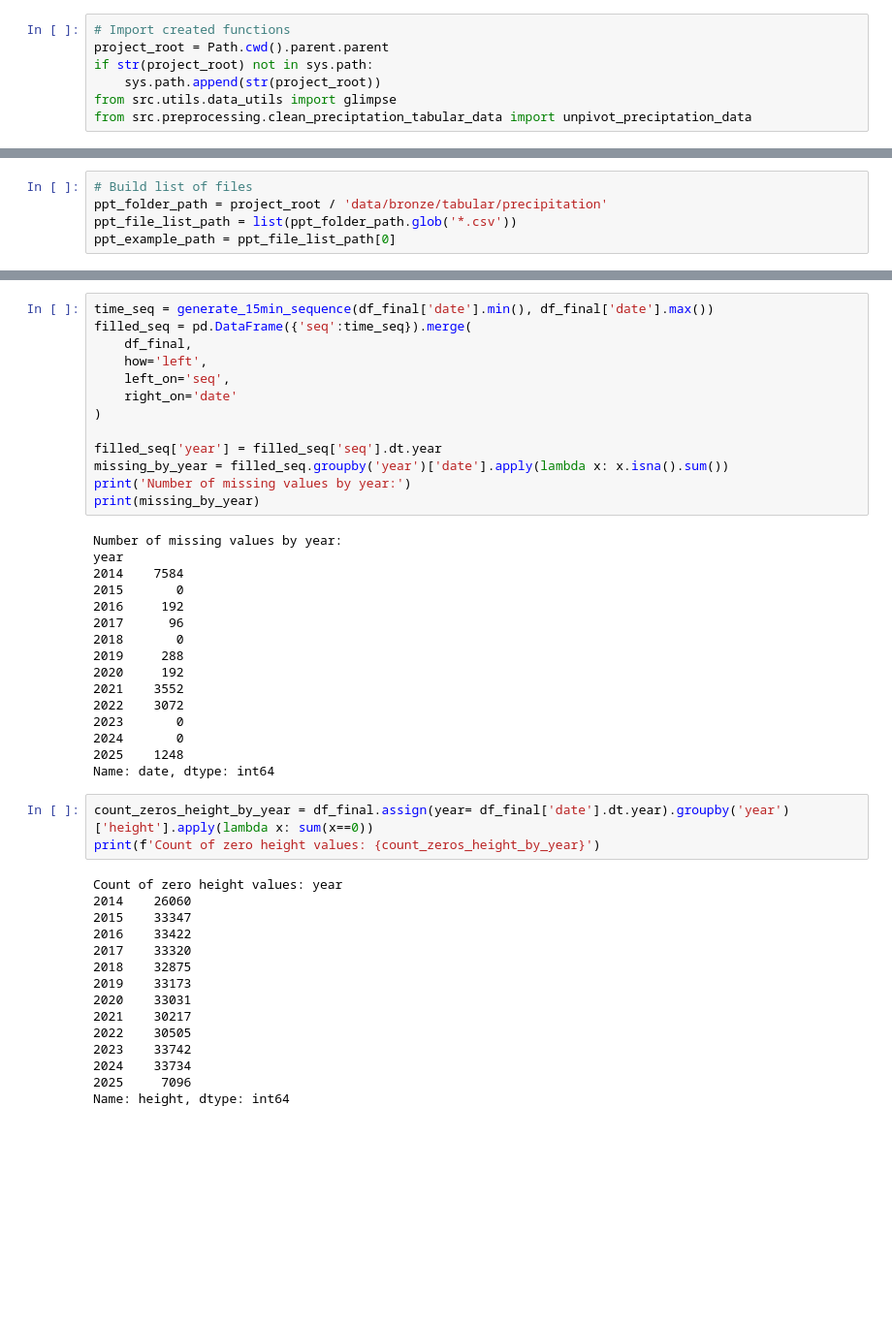
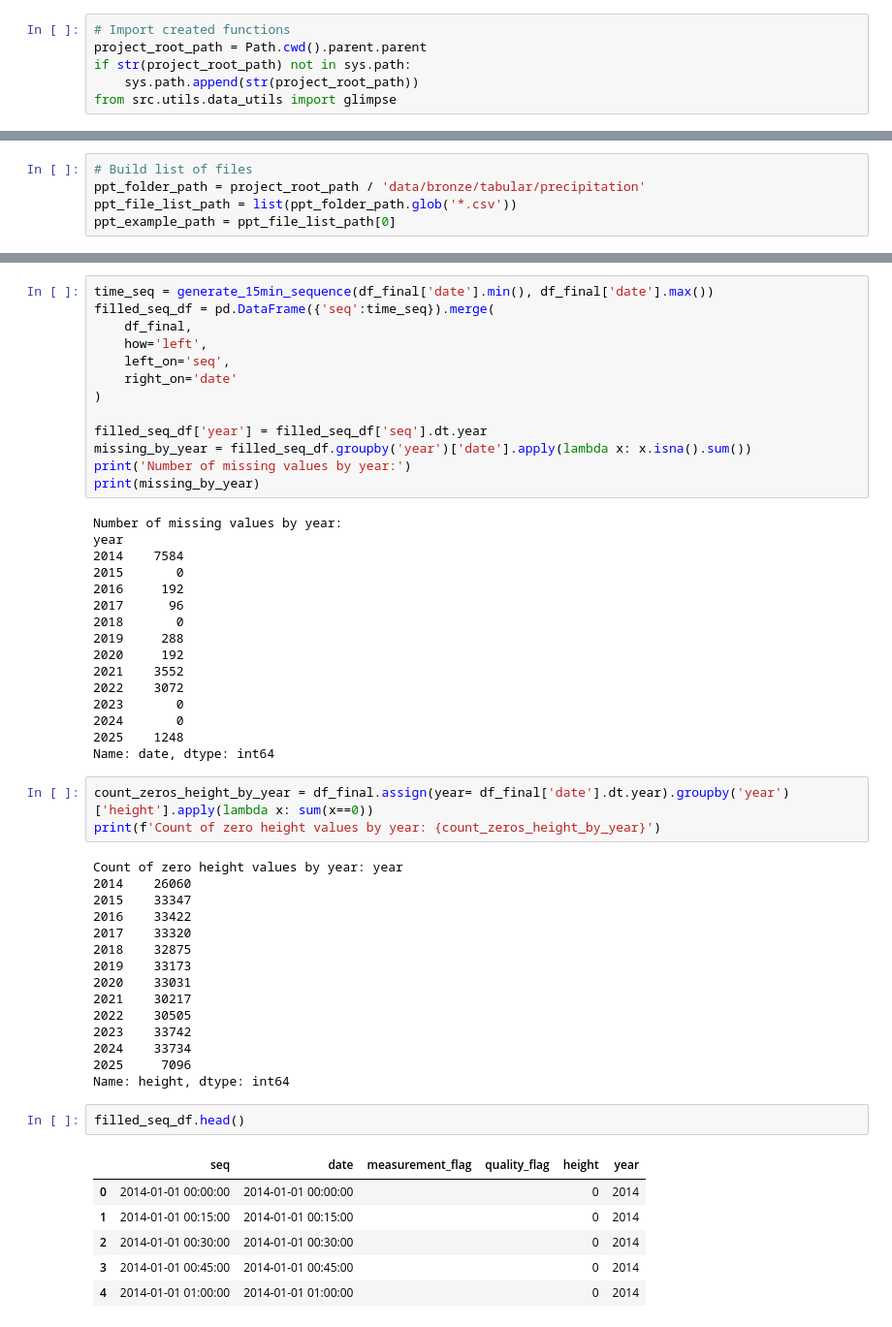
Before and after one commit to vpalvesalan/ML-ModClark-IUH-Model, a Jupyter notebook: notebooks/preprocessing/5_ppt_historical_data_preprocessing.ipynb, the cells around one changed output, grey strips where cells are left out. Shown at 97% size. Drawn from its saved outputs; the diff is of its cells as text; blank space fills up the shorter version.

Commit message:
Finalize cleaning precipitation files

```diff
--- a/notebooks/preprocessing/5_ppt_historical_data_preprocessing.ipynb
+++ b/notebooks/preprocessing/5_ppt_historical_data_preprocessing.ipynb
@@ -18,16 +20,15 @@ from datetime import datetime
 warnings.filterwarnings("ignore")
 # %%
 # Import created functions
-project_root = Path.cwd().parent.parent
-if str(project_root) not in sys.path:
-    sys.path.append(str(project_root))
+project_root_path = Path.cwd().parent.parent
+if str(project_root_path) not in sys.path:
+    sys.path.append(str(project_root_path))
 from src.utils.data_utils import glimpse
-from src.preprocessing.clean_preciptation_tabular_data import unpivot_preciptation_data
 # %% [markdown]
 ### Load and Inspect Precipitation Data
 # %%
 # Build list of files
-ppt_folder_path = project_root / 'data/bronze/tabular/precipitation'
+ppt_folder_path = project_root_path / 'data/bronze/tabular/precipitation'
 ppt_file_list_path = list(ppt_folder_path.glob('*.csv'))
 ppt_example_path = ppt_file_list_path[0]
 # %%
@@ -419,15 +420,15 @@ def generate_15min_sequence(date_min, date_max):
     return pd.date_range(start=date_min, end=date_max, freq='15min')
 # %%
 time_seq = generate_15min_sequence(df_final['date'].min(), df_final['date'].max())
-filled_seq = pd.DataFrame({'seq':time_seq}).merge(
+filled_seq_df = pd.DataFrame({'seq':time_seq}).merge(
     df_final,
     how='left',
     left_on='seq',
     right_on='date'
 )
 
-filled_seq['year'] = filled_seq['seq'].dt.year
-missing_by_year = filled_seq.groupby('year')['date'].apply(lambda x: x.isna().sum())
+filled_seq_df['year'] = filled_seq_df['seq'].dt.year
+missing_by_year = filled_seq_df.groupby('year')['date'].apply(lambda x: x.isna().sum())
 print('Number of missing values by year:')
 print(missing_by_year)
 # %% [output]
@@ -448,9 +449,9 @@ year
 Name: date, dtype: int64
 # %%
 count_zeros_height_by_year = df_final.assign(year= df_final['date'].dt.year).groupby('year')['height'].apply(lambda x: sum(x==0))
-print(f'Count of zero height values: {count_zeros_height_by_year}')
+print(f'Count of zero height values by year: {count_zeros_height_by_year}')
 # %% [output]
-Count of zero height values: year
+Count of zero height values by year: year
 2014    26060
 2015    33347
 2016    33422
@@ -464,4 +465,13 @@ Count of zero height values: year
 2024    33734
 2025     7096
 Name: height, dtype: int64
+# %%
+filled_seq_df.head()
+# %% [output]
+|  | seq | date | measurement_flag | quality_flag | height | year |
+| 0 | 2014-01-01 00:00:00 | 2014-01-01 00:00:00 |  |  | 0 | 2014 |
+| 1 | 2014-01-01 00:15:00 | 2014-01-01 00:15:00 |  |  | 0 | 2014 |
+| 2 | 2014-01-01 00:30:00 | 2014-01-01 00:30:00 |  |  | 0 | 2014 |
+| 3 | 2014-01-01 00:45:00 | 2014-01-01 00:45:00 |  |  | 0 | 2014 |
+| 4 | 2014-01-01 01:00:00 | 2014-01-01 01:00:00 |  |  | 0 | 2014 |
 # %% [markdown]
```
Also changed, not shown: parts of 28 cells of this notebook.
